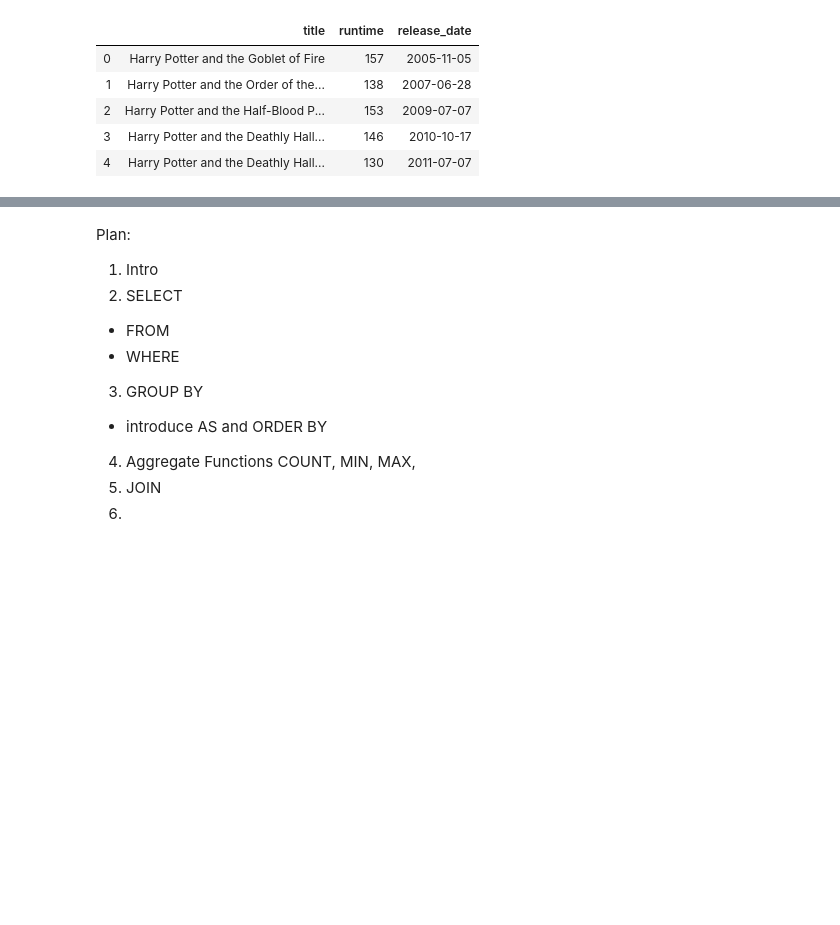
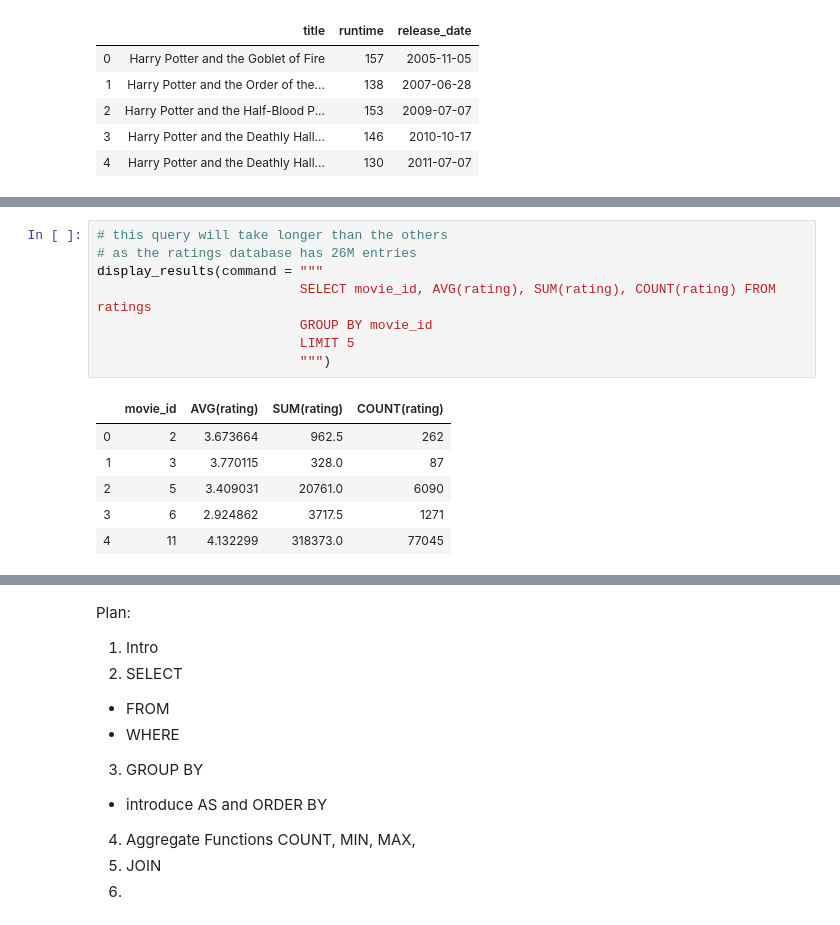
Before and after one commit to samrelins/SQL_demo, a Jupyter notebook: querying_a_database.ipynb, the cells around one changed output, grey strips where cells are left out. Drawn from its saved outputs; the diff is of its cells as text; blank space fills up the shorter version.

```diff
--- a/querying_a_database.ipynb
+++ b/querying_a_database.ipynb
@@ -135,0 +168,15 @@ display_results(command = """
+# %%
+# this query will take longer than the others
+# as the ratings database has 26M entries
+display_results(command = """
+                          SELECT movie_id, AVG(rating), SUM(rating), COUNT(rating) FROM ratings
+                          GROUP BY movie_id
+                          LIMIT 5
+                          """)
+# %% [output]
+|  | movie_id | AVG(rating) | SUM(rating) | COUNT(rating) |
+| 0 | 2 | 3.673664 | 962.5 | 262 |
+| 1 | 3 | 3.770115 | 328.0 | 87 |
+| 2 | 5 | 3.409031 | 20761.0 | 6090 |
+| 3 | 6 | 2.924862 | 3717.5 | 1271 |
+| 4 | 11 | 4.132299 | 318373.0 | 77045 |
```
Also changed, not shown: parts of 16 cells of this notebook, 1 other file.
